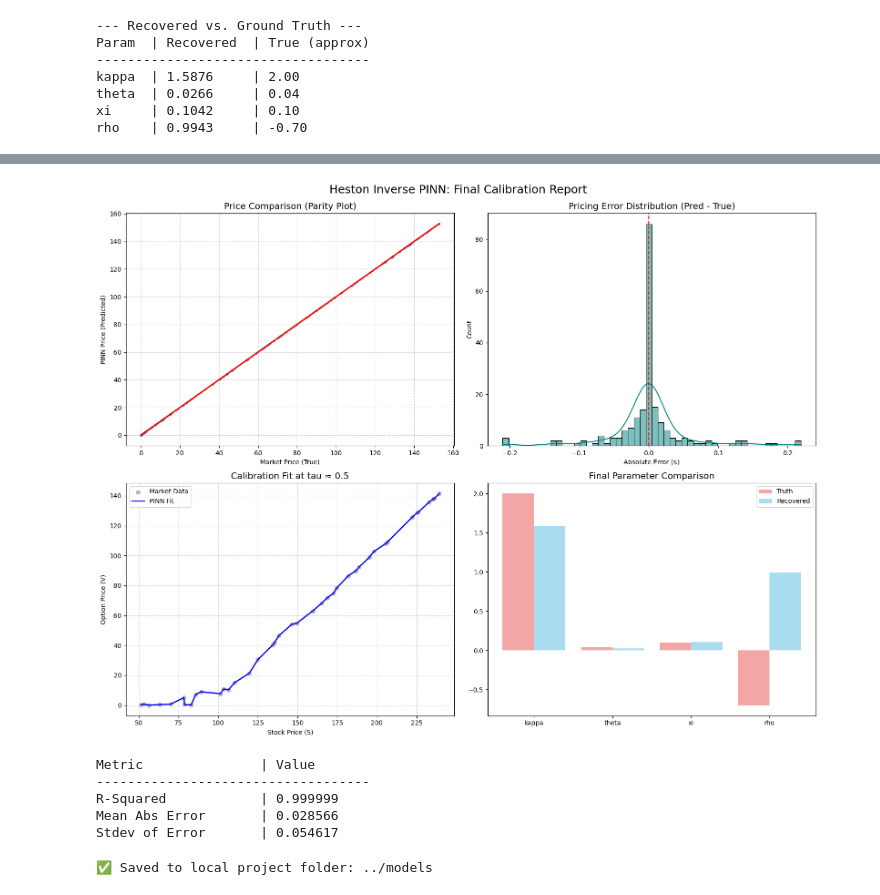
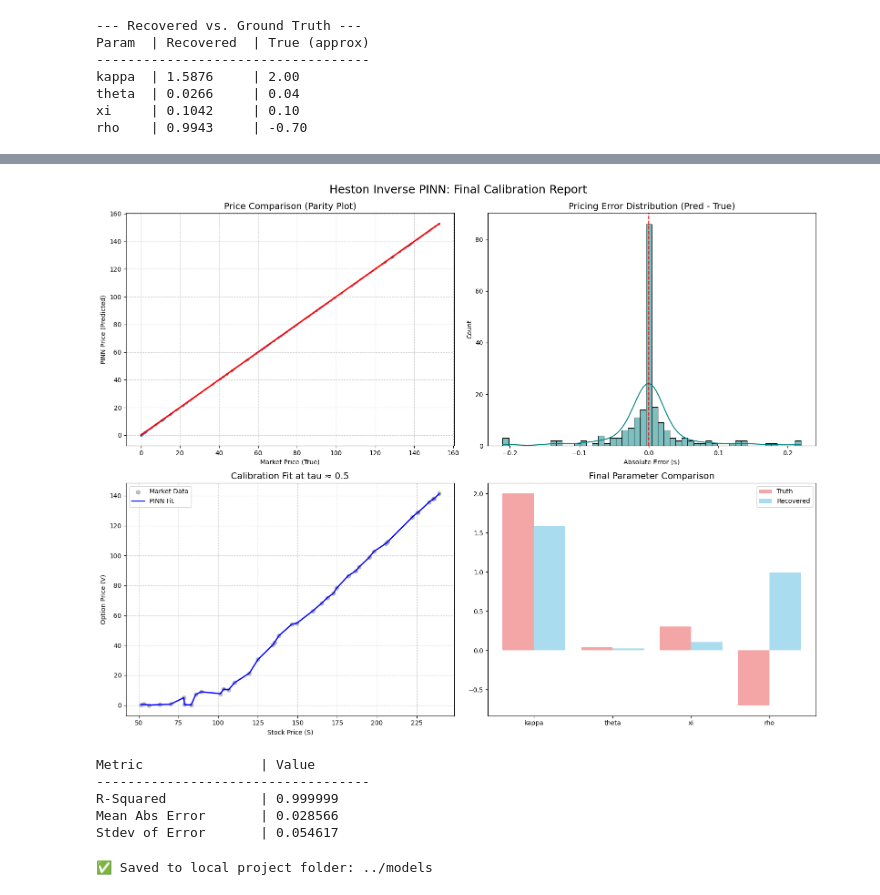
Before and after one commit to egil10/fys5429, a Jupyter notebook: code/notebooks/pinn_inv.ipynb, the cells around one changed output, grey strips where cells are left out. Cells and saved outputs as stored; diff of their text form; code cells hidden in the pictures.

```diff
--- a/code/notebooks/pinn_inv.ipynb
+++ b/code/notebooks/pinn_inv.ipynb
@@ -478,35 +498,35 @@ axes[1,0].plot(S_slice[idx], V_pred_slice[idx], label='PINN Fit', color='blue',
 axes[1,0].set_title(f'Calibration Fit at tau ≈ {tau_slice}', fontsize=14)
 axes[1,0].set_xlabel('Stock Price (S)')
 axes[1,0].set_ylabel('Option Price (V)')
 axes[1,0].legend()
 axes[1,0].grid(True, linestyle='--', alpha=0.6)
 
 # --- PLOT D: PARAMETER STABILITY ---
 param_names = ['kappa', 'theta', 'xi', 'rho']
 recovered_vals = [model.kappa.item(), model.theta.item(), model.xi.item(), model.rho.item()]
-true_approx = [2.0, 0.04, 0.1, -0.7]
+true_approx = [2.0, 0.04, 0.3, -0.7]
 
 x_pos = np.arange(len(param_names))
 axes[1,1].bar(x_pos - 0.2, true_approx, 0.4, label='Truth', color='lightcoral', alpha=0.7)
 axes[1,1].bar(x_pos + 0.2, recovered_vals, 0.4, label='Recovered', color='skyblue', alpha=0.7)
 axes[1,1].set_xticks(x_pos)
 axes[1,1].set_xticklabels(param_names)
 axes[1,1].set_title('Final Parameter Comparison', fontsize=14)
 axes[1,1].legend()
 
 plt.tight_layout()
 plt.suptitle('Heston Inverse PINN: Final Calibration Report', fontsize=18, y=1.02)
 plt.savefig(out_dir / "pinn_inv_final_calibration_report.pdf", bbox_inches="tight")
 plt.show()
 
 # 5. SUMMARY STATS TABLE
 print(f"{'Metric':<20} | {'Value':<12}")
 print("-" * 35)
 print(f"{'R-Squared':<20} | {np.corrcoef(V_true, V_pred)[0,1]**2:.6f}")
 print(f"{'Mean Abs Error':<20} | {np.mean(np.abs(errors)):.6f}")
 print(f"{'Stdev of Error':<20} | {np.std(errors):.6f}")
 # %% [output]
-[figure, old version]
+[figure, new version]
 Metric               | Value
 -----------------------------------
 R-Squared            | 0.999999
```
Also changed, not shown: parts of 6 cells of this notebook.
